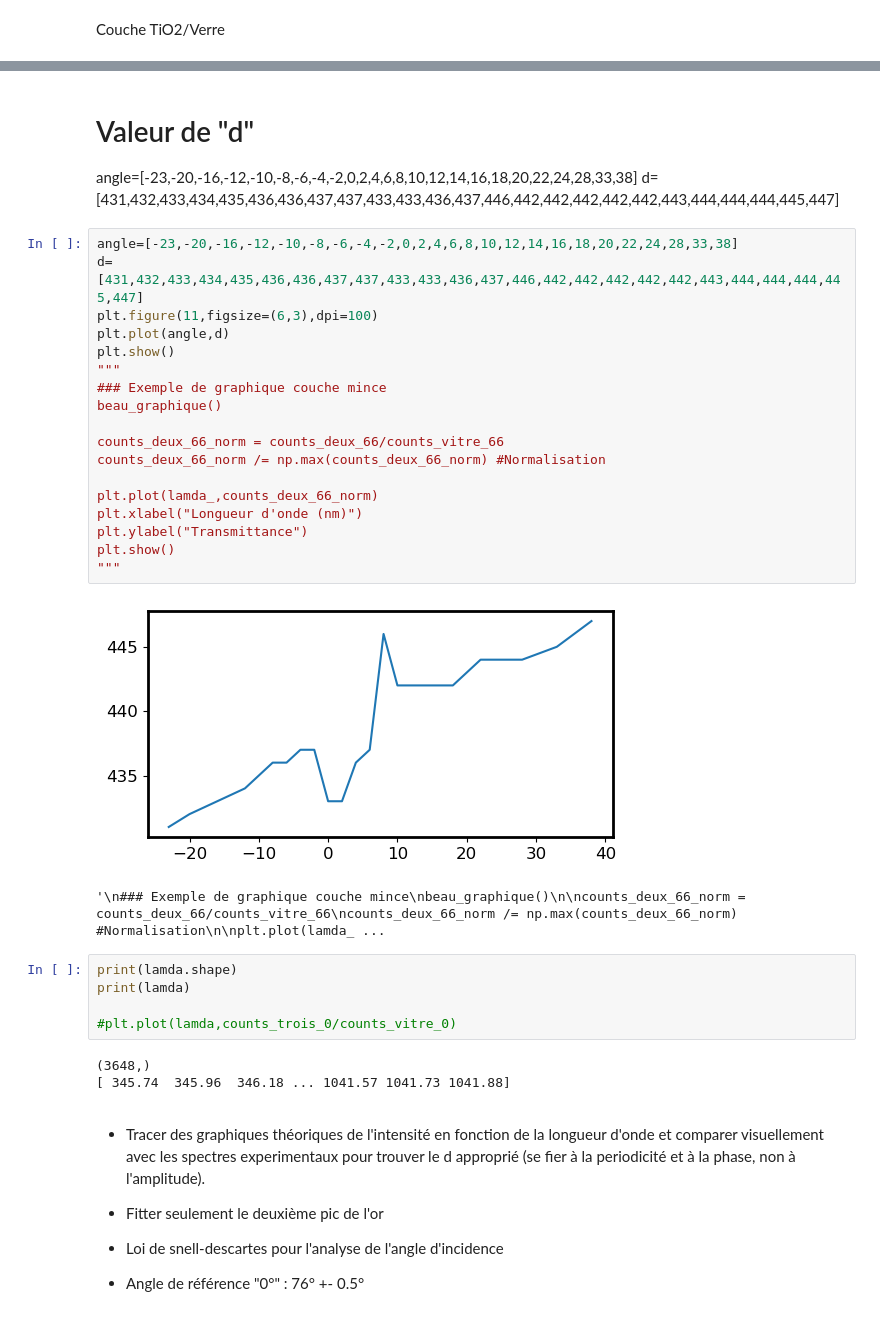
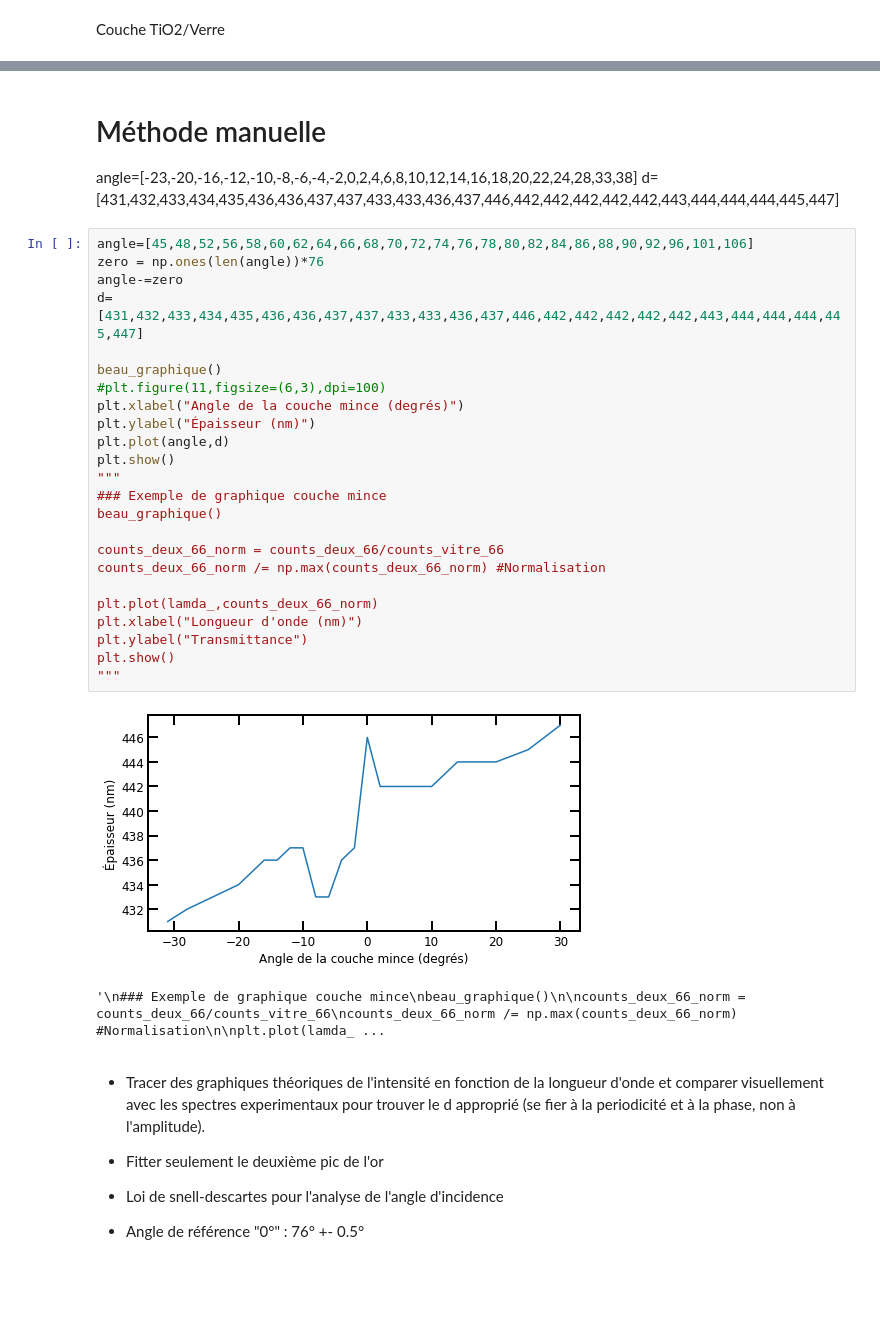
Before and after one commit to pierrotlamontagne/Github-labo-3, a Jupyter notebook: ABS/Analyse.ipynb, the cells around one changed output, grey strips where cells are left out. Drawn from its saved outputs; the diff is of its cells as text; blank space fills up the shorter version.

```diff
--- a/ABS/Analyse.ipynb
+++ b/ABS/Analyse.ipynb
@@ -383,36 +478,34 @@ d =  445.0
 # %% [markdown]
-# Valeur de "d"
+# Méthode manuelle
 angle=[-23,-20,-16,-12,-10,-8,-6,-4,-2,0,2,4,6,8,10,12,14,16,18,20,22,24,28,33,38]
 d=[431,432,433,434,435,436,436,437,437,433,433,436,437,446,442,442,442,442,442,443,444,444,444,445,447]
 # %%
-angle=[-23,-20,-16,-12,-10,-8,-6,-4,-2,0,2,4,6,8,10,12,14,16,18,20,22,24,28,33,38]
+angle=[45,48,52,56,58,60,62,64,66,68,70,72,74,76,78,80,82,84,86,88,90,92,96,101,106]
+zero = np.ones(len(angle))*76
+angle-=zero
 d=[431,432,433,434,435,436,436,437,437,433,433,436,437,446,442,442,442,442,442,443,444,444,444,445,447]
-plt.figure(11,figsize=(6,3),dpi=100)
+
+beau_graphique()
+#plt.figure(11,figsize=(6,3),dpi=100)
+plt.xlabel("Angle de la couche mince (degrés)")
+plt.ylabel("Épaisseur (nm)")
 plt.plot(angle,d)
 plt.show()
 """
 ### Exemple de graphique couche mince
 beau_graphique()
 
 counts_deux_66_norm = counts_deux_66/counts_vitre_66
 counts_deux_66_norm /= np.max(counts_deux_66_norm) #Normalisation
 
 plt.plot(lamda_,counts_deux_66_norm)
 plt.xlabel("Longueur d'onde (nm)")
 plt.ylabel("Transmittance")
 plt.show()
 """
 # %% [output]
-[figure, old version]
+[figure, new version]
 '\n### Exemple de graphique couche mince\nbeau_graphique()\n\ncounts_deux_66_norm = counts_deux_66/counts_vitre_66\ncounts_deux_66_norm /= np.max(counts_deux_66_norm) #Normalisation\n\nplt.plot(lamda_ ...
-# %%
-print(lamda.shape)
-print(lamda)
-
-#plt.plot(lamda,counts_trois_0/counts_vitre_0)
-# %% [output]
-(3648,)
-[ 345.74  345.96  346.18 ... 1041.57 1041.73 1041.88]
 # %% [markdown]
 - Tracer des graphiques théoriques de l'intensité en fonction de la longueur d'onde et comparer visuellement avec les spectres experimentaux pour trouver le d approprié (se fier à la periodicité et à la phase, non à l'amplitude).
 
```
Also changed, not shown: parts of 8 cells of this notebook.
